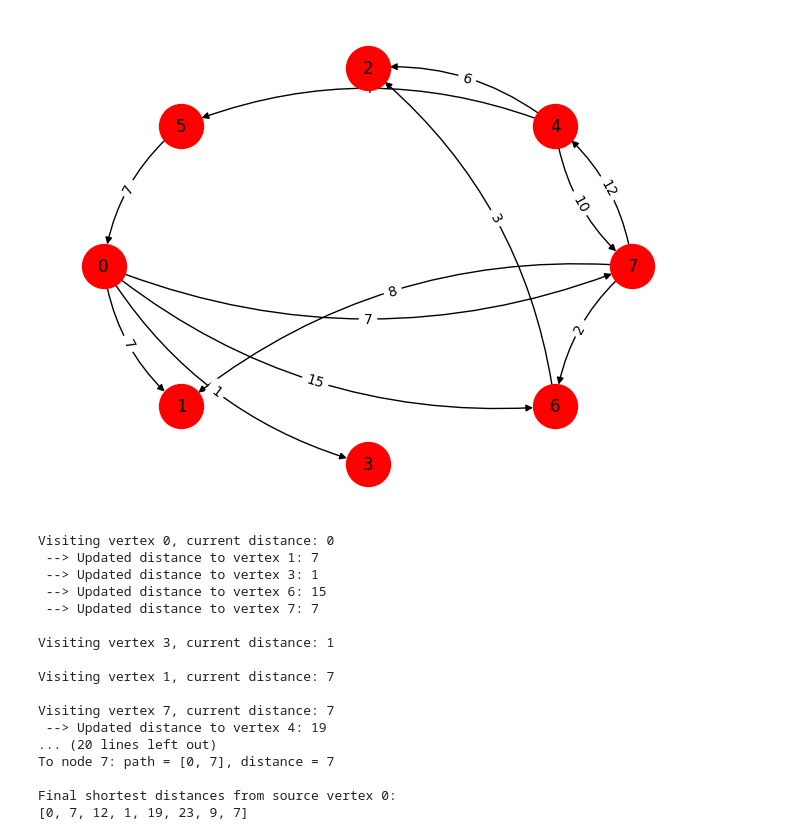
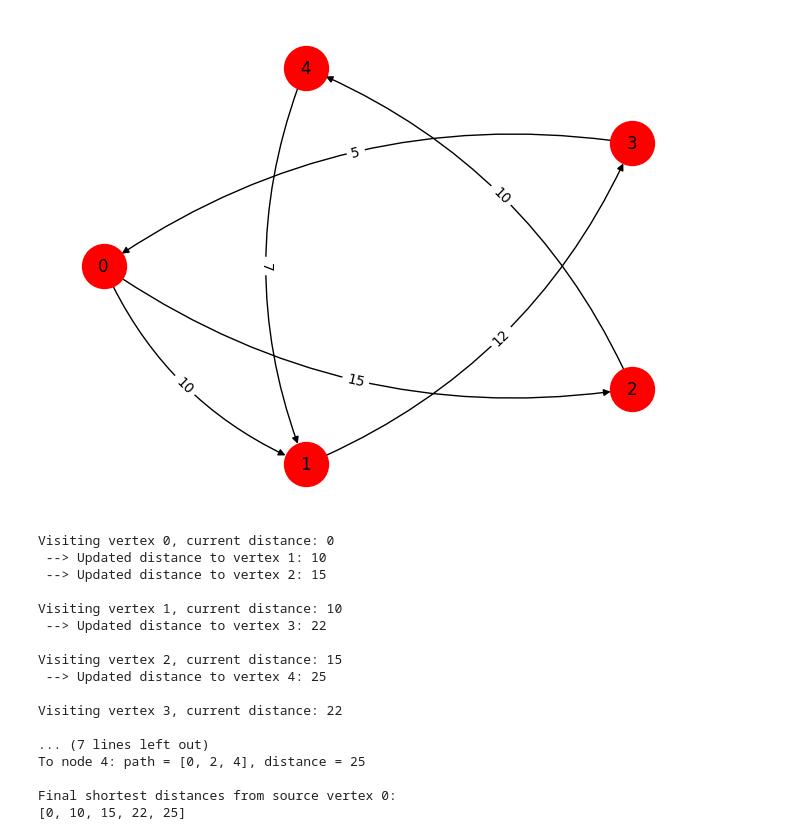
Before and after one commit to javierlaria/Optimization, a Jupyter notebook: dijkstra notebook.ipynb, the cells around one changed output. Cells and saved outputs as stored; diff of their text form; code cells hidden in the pictures.

```diff
--- a/dijkstra notebook.ipynb
+++ b/dijkstra notebook.ipynb
@@ -117,51 +195,63 @@ Final shortest distances from source vertex 0:
 # %%
 # specific case
 
 '''
 In computer networks, an important task is resource allocation.
 Using the dijkstra algorithm it is possible to process with minimal computational power to which nodes or tasks to add resources,
 based on the weight of the importance they have at the moment.
 
 Take into account that the calculations would be done several times each instant, as the computer pauses processes to reasses the
 current situation. The specific example would be the calculation done for a single resource allocation
 
 Imagining a LAN network that has several file servers, and these are each connected, having different characteristics such as
 distance, traffic, status, etc. The problem is to find the least amount of "jumps" a file needs to do between the servers and the computer,
 which could be applied to both the request and the answer.
+
+A simple network with 5 servers and their weights
+
+   A  B  C  D  E
+A  0  10 15 0  0
+B  0  0  0  12 0
+C  0  0  0  0  10
+D  5  0  0  0  0
+E  0  7  0  0  0
 '''
 
-matrix_set = [[0, 7, 0, 1, 0, 0, 15, 7],
-[0, 0, 0, 0, 0, 0, 0, 0],
-[0, 0, 0, 0, 0, 0, 0, 0],
-[0, 0, 0, 0, 0, 0, 0, 0],
-[0, 0, 6, 0, 0, 4, 0, 10],
-[7, 0, 0, 0, 0, 0, 0, 0],
-[0, 0, 3, 0, 0, 0, 0, 0],
-[0, 8, 0, 0, 12, 0, 2, 0]]
+matrix_set = [[0, 10, 15, 0, 0],
+              [0, 0, 0, 12, 0],
+              [0, 0, 0, 0, 10],
+              [5, 0, 0, 0, 0],
+              [0, 7, 0, 0, 0]]
 
 print_graph(matrix_set)
 # %% [output]
-[figure, old version]
+[figure, new version]
 # %%
+'''
+The final distance vector [0, 7, 12, 1, 19, 23, 9, 7] shows that the 'closest' server to our computer is server 3, with a distance of 1.
+After this the problem could be further expanded as  we need to know if the file can or has to be retrieved, so in our case server 1
+might not be useful since it has no direct connections to our computer, so the file would not be able to be retrieved through the
+current network plan.
+
+Improvements to the problem would be to compute multiple graphs at a time, and represent the optimization
+problem as a constantly updating network.
+'''
 distance_vector2 = dijkstra(matrix_set)
-'''
-The final distance vector [0, 7, 12, 1, 19, 23, 9, 7]
-'''
 # %% [output]
 Visiting vertex 0, current distance: 0
- --> Updated distance to vertex 1: 7
- --> Updated distance to vertex 3: 1
- --> Updated distance to vertex 6: 15
- --> Updated distance to vertex 7: 7
+ --> Updated distance to vertex 1: 10
+ --> Updated distance to vertex 2: 15
 
-Visiting vertex 3, current distance: 1
+Visiting vertex 1, current distance: 10
+ --> Updated distance to vertex 3: 22
 
-Visiting vertex 1, current distance: 7
+Visiting vertex 2, current distance: 15
+ --> Updated distance to vertex 4: 25
 
-Visiting vertex 7, current distance: 7
- --> Updated distance to vertex 4: 19
-... (20 lines left out)
-To node 7: path = [0, 7], distance = 7
+Visiting vertex 3, current distance: 22
+
+... (7 lines left out)
+To node 4: path = [0, 2, 4], distance = 25
 
 Final shortest distances from source vertex 0:
-[0, 7, 12, 1, 19, 23, 9, 7]
+[0, 10, 15, 22, 25]
```
Also changed, not shown: parts of 3 cells of this notebook.
